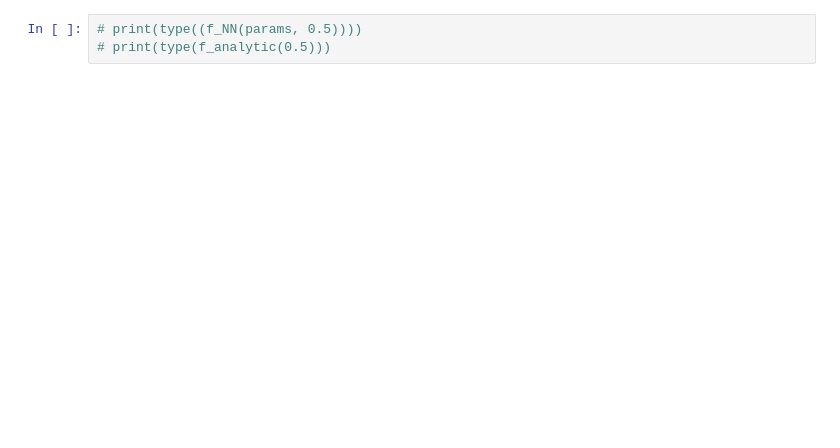
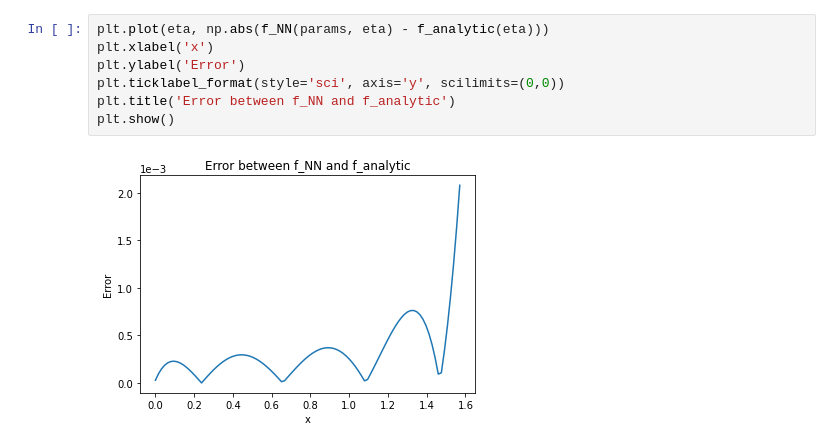
Before and after one commit to felipe-mello-dos-reis/intelligentia-applicata, a Jupyter notebook: IVP_1.ipynb, the cells around one changed output. Cells and saved outputs as stored; diff of their text form; blank space fills up the shorter version.

```diff
--- a/IVP_1.ipynb
+++ b/IVP_1.ipynb
@@ -205,3 +210,9 @@ plt.show()
-# %%
-# print(type((f_NN(params, 0.5))))
-# print(type(f_analytic(0.5)))
+# %%
+plt.plot(eta, np.abs(f_NN(params, eta) - f_analytic(eta)))
+plt.xlabel('x')
+plt.ylabel('Error')
+plt.ticklabel_format(style='sci', axis='y', scilimits=(0,0))
+plt.title('Error between f_NN and f_analytic')
+plt.show()
+# %% [output]
+[figure, added]
```
Also changed, not shown: parts of 9 cells of this notebook.
